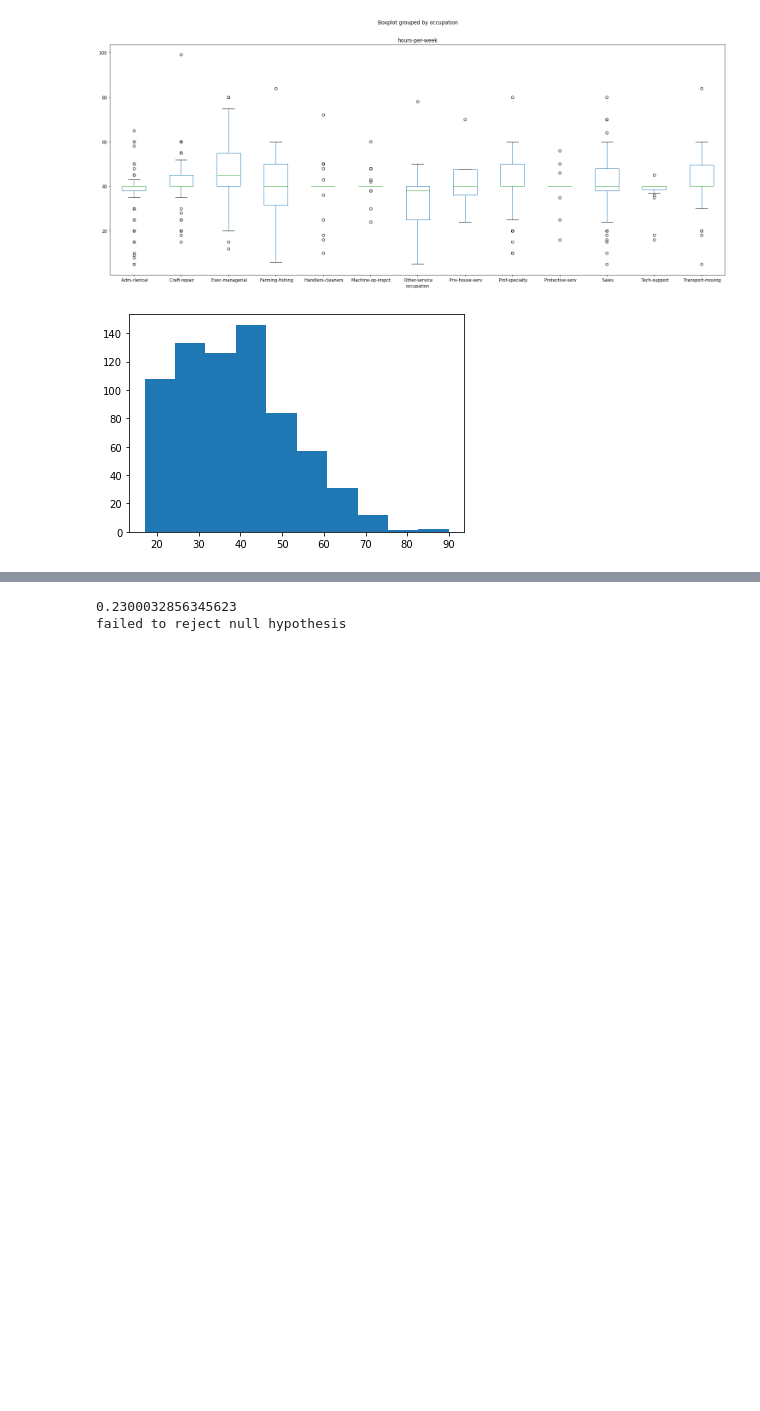
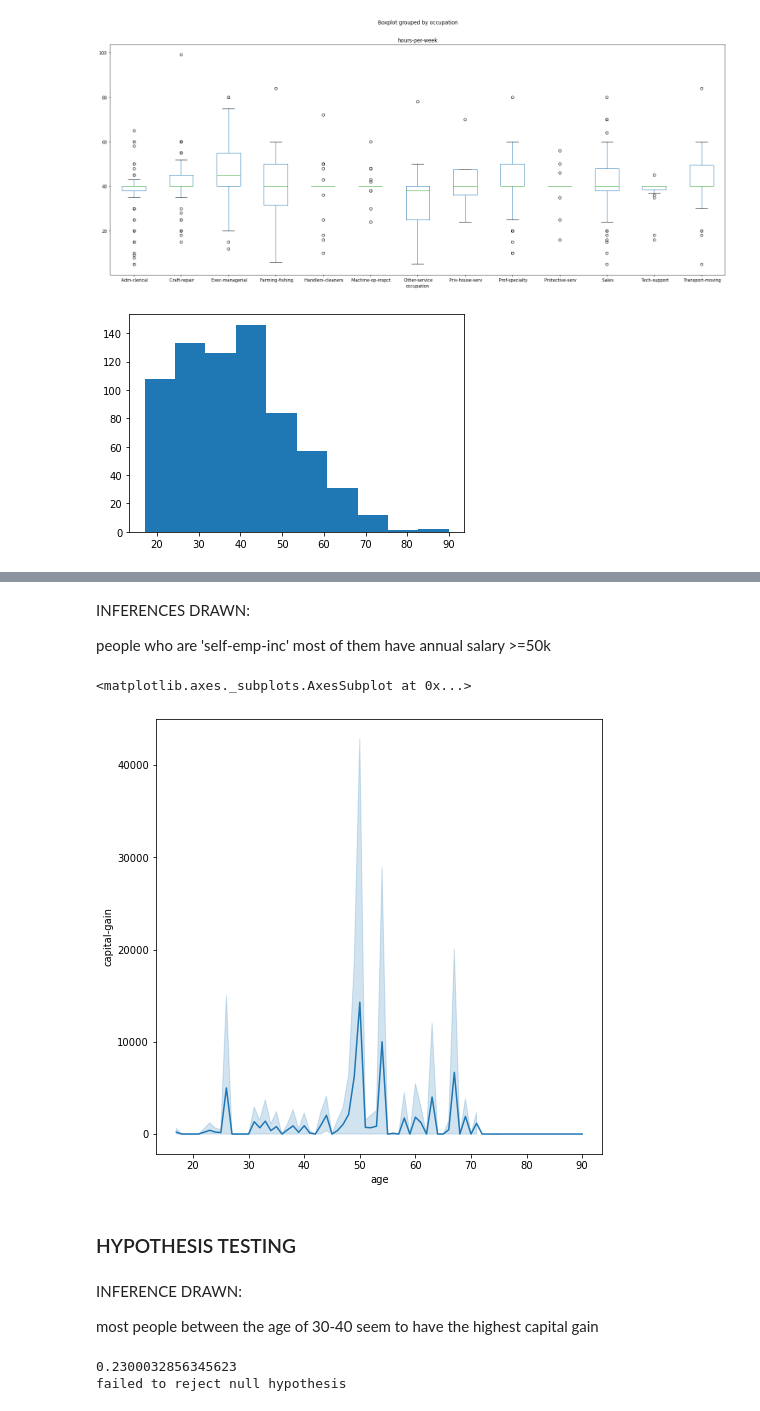
Before and after one commit to acmpesuecc/census_data, a Jupyter notebook: dataset3.ipynb, the cells around one changed output, grey strips where cells are left out. Cells and saved outputs as stored; diff of their text form; code cells hidden in the pictures; blank space fills up the shorter version.

```diff
--- a/dataset3.ipynb
+++ b/dataset3.ipynb
@@ -278,3 +294,19 @@ plt.show()
+# %% [markdown]
+INFERENCES DRAWN:
+
+people who are 'self-emp-inc' most of them have annual salary >=50k
+# %%
+plt.figure(figsize=(8,8))
+sns.lineplot(x = dataset['age'],y=dataset['capital-gain'])
+# %% [output]
+<matplotlib.axes._subplots.AxesSubplot at 0x...>
+[figure, added]
+# %% [markdown]
+### HYPOTHESIS TESTING
+# %% [markdown]
+INFERENCE DRAWN:
+
+most people between the age of 30-40 seem to have the highest capital gain
 # %%
 import pandas as pd
 from scipy import stats
```
Also changed, not shown: parts of 7 cells of this notebook.
